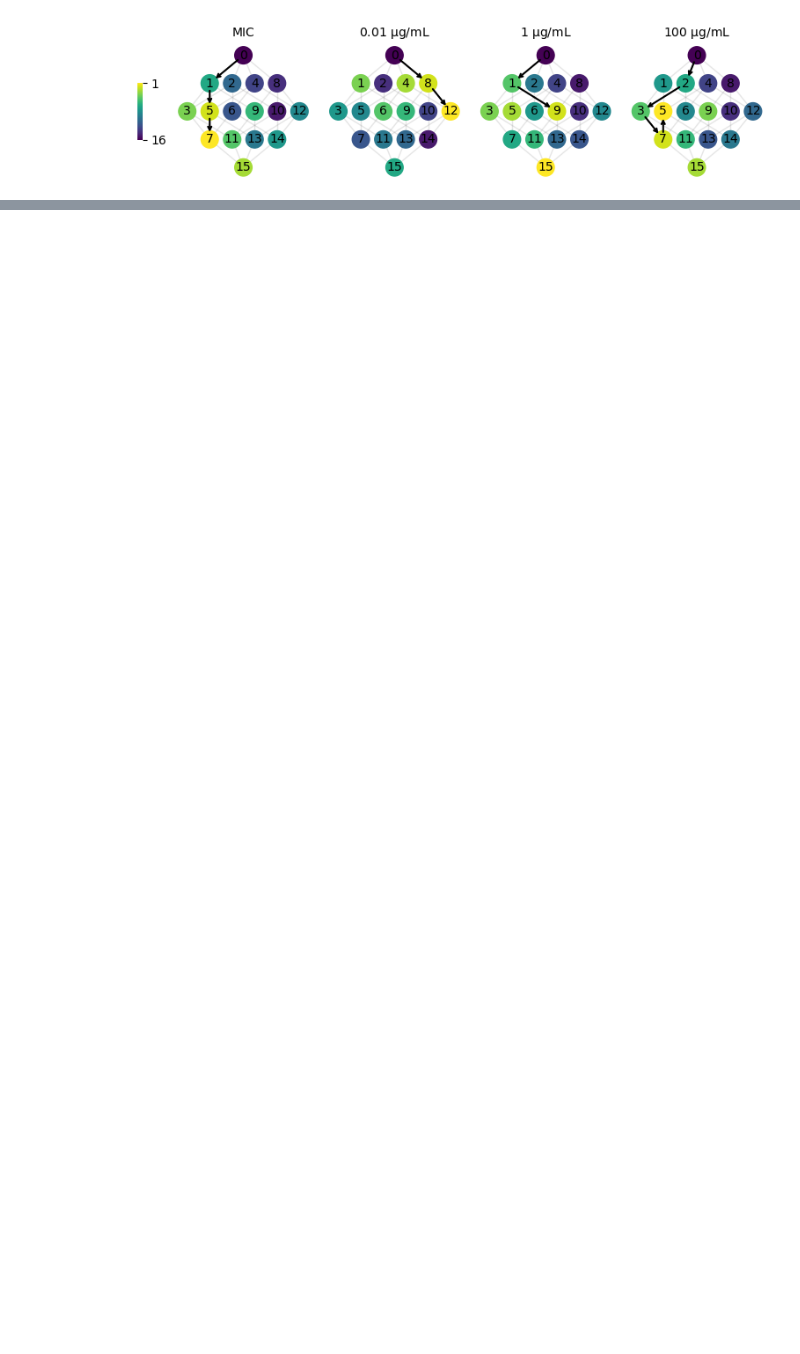
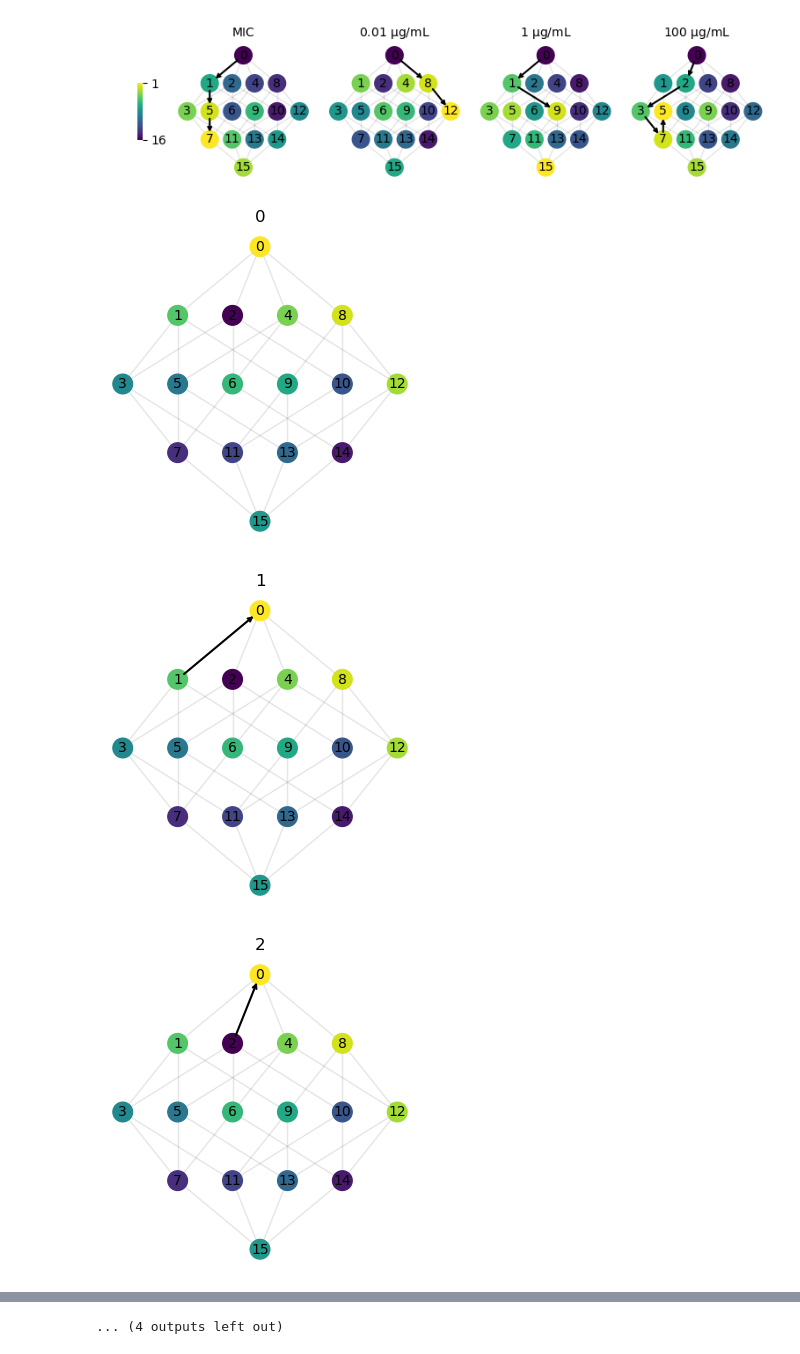
Before and after one commit to eshanking/seascapes_figures, a Jupyter notebook: figure_code/trajectory_analysis.ipynb, the cells around one changed output, grey strips where cells are left out. Drawn from its saved outputs; the diff is of its cells as text; code cells hidden in the pictures; blank space fills up the shorter version.

```diff
--- a/figure_code/trajectory_analysis.ipynb
+++ b/figure_code/trajectory_analysis.ipynb
@@ -31,7 +31,7 @@ while not isMaximum:
 
 ax = ax_list[0]
 
-plotter.plot_landscape(p,trajectory=gen_list,ax=ax,fit_land=p.ic50,colorbar=True,
+plotter.plot_landscape(p,trajectory_list=[gen_list],ax=ax,fit_land=p.ic50,colorbar=True,
                        cbloc = [-0.6,0.25,0.3,0.5],cblabel='',**landscape_options)
 
 ax.set_title('MIC',pad=10,fontsize=10)
@@ -41,7 +41,7 @@ for i,conc in enumerate([10**-2,1,10**2]):
     ax = ax_list[i+1]
 
     gen_list = [0]
-    indx =0
+    indx = 0
     isMaximum = False
 
     while not isMaximum:
@@ -56,7 +56,7 @@ for i,conc in enumerate([10**-2,1,10**2]):
         else:
             isMaximum = True
 
-    plotter.plot_landscape(p,conc=conc,trajectory=gen_list,colorbar=False,ax=ax,
+    plotter.plot_landscape(p,conc=conc,trajectory_list=[gen_list],colorbar=False,ax=ax,
                            **landscape_options)
 
     ax.set_title(str(conc) + ' $\mathrm{\mu}$g/mL',pad=10,fontsize=10)
@@ -64,3 +64,38 @@ for i,conc in enumerate([10**-2,1,10**2]):
 fig.savefig('../figures/trajectory_analysis.pdf',bbox_inches='tight')
 # %% [output]
 [figure]
+# %%
+p = Population(fitness_data='from_file')
+
+conc = 0
+
+for g in range(16):
+
+    fig,ax = plt.subplots(figsize=(4,4))
+
+    gen_list = [g]
+    indx = 0
+    isMaximum = False
+
+    while not isMaximum:
+        neighbors = p.gen_neighbors(gen_list[indx])
+        fitness = p.gen_fit_land(conc=conc)
+        fitness_neighbors = [fitness[i] for i in neighbors]
+        cur_fitness = fitness[gen_list[indx]]
+
+        if max(fitness_neighbors) > cur_fitness:
+            gen_list.append(neighbors[fitness_neighbors.index(max(fitness_neighbors))])
+            indx += 1
+        else:
+            isMaximum = True
+
+    plotter.plot_landscape(p,conc=conc,trajectory_list=[gen_list],colorbar=False,ax=ax,
+                           **landscape_options)
+
+    ax.set_title(str(g))
+
+fig.savefig('../figures/trajectory_analysis.pdf',bbox_inches='tight')
+# %% [output]
+[figure, added]
+[figure, added]
+[figure, added]
@@ -66,0 +111 @@ fig.savefig('../figures/trajectory_analysis.pdf',bbox_inches='tight')
+... (4 outputs left out)
```
Also changed, not shown: parts of 1 cell of this notebook, 13 other files.
